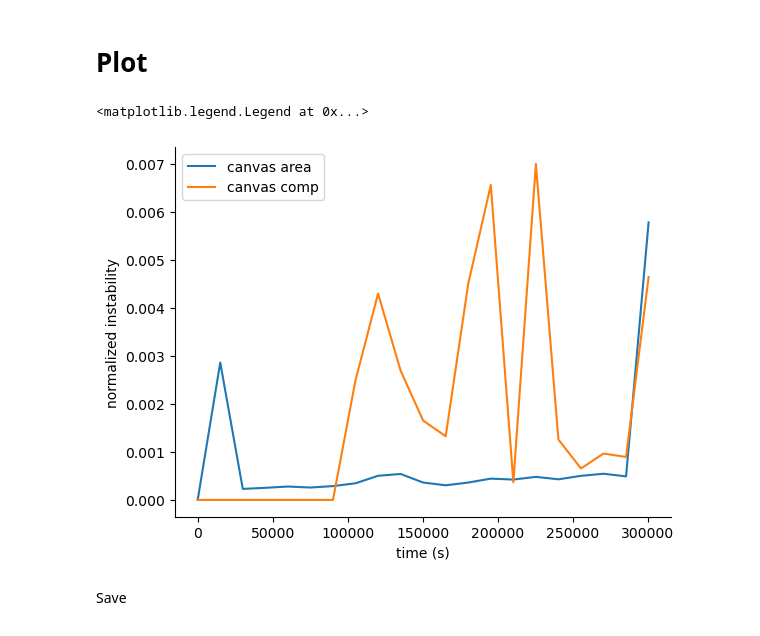
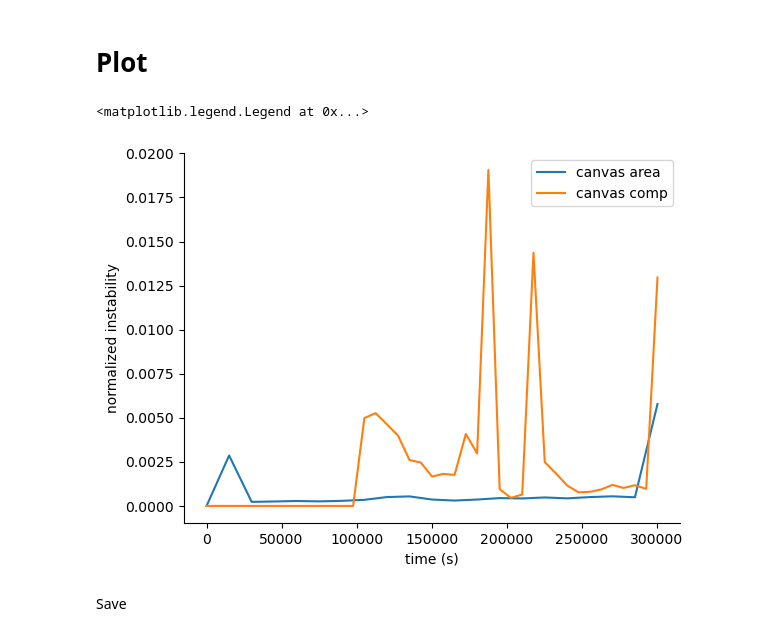
Before and after one commit to AnnieStephenson/r-place-emergence, a Jupyter notebook: tutorial.ipynb, the cells around one changed output. Cells and saved outputs as stored; diff of their text form; code cells hidden in the pictures.

```diff
--- a/tutorial.ipynb
+++ b/tutorial.ipynb
@@ -237,18 +260,18 @@ Moviepy - video ready /Users/annie/Code/Repositories/r-place-emergence/figs/rect
 # %% [markdown]
 # Plot
 # %%
-plt.plot(canvas_area_stat.t_ranges, canvas_area_stat.instability_norm, label = 'canvas area')
-plt.plot(canvas_part_stat.t_ranges, canvas_part_stat.instability_norm, label='canvas comp')
+plt.plot(canvas_area_stat.t_ranges, canvas_area_stat.instability_norm.val, label = 'canvas area')
+plt.plot(canvas_part_stat.t_ranges, canvas_part_stat.instability_norm.val, label='canvas comp')
 sns.despine()
 plt.ylabel('normalized instability')
 plt.xlabel('time (s)')
 sns.despine()
 plt.ylabel('normalized instability')
 plt.xlabel('time (s)')
 plt.legend()
 # %% [output]
 <matplotlib.legend.Legend at 0x...>
-[figure, old version]
+[figure, new version]
 # %% [markdown]
 Save
 # %%
```
Also changed, not shown: parts of 5 cells of this notebook.
